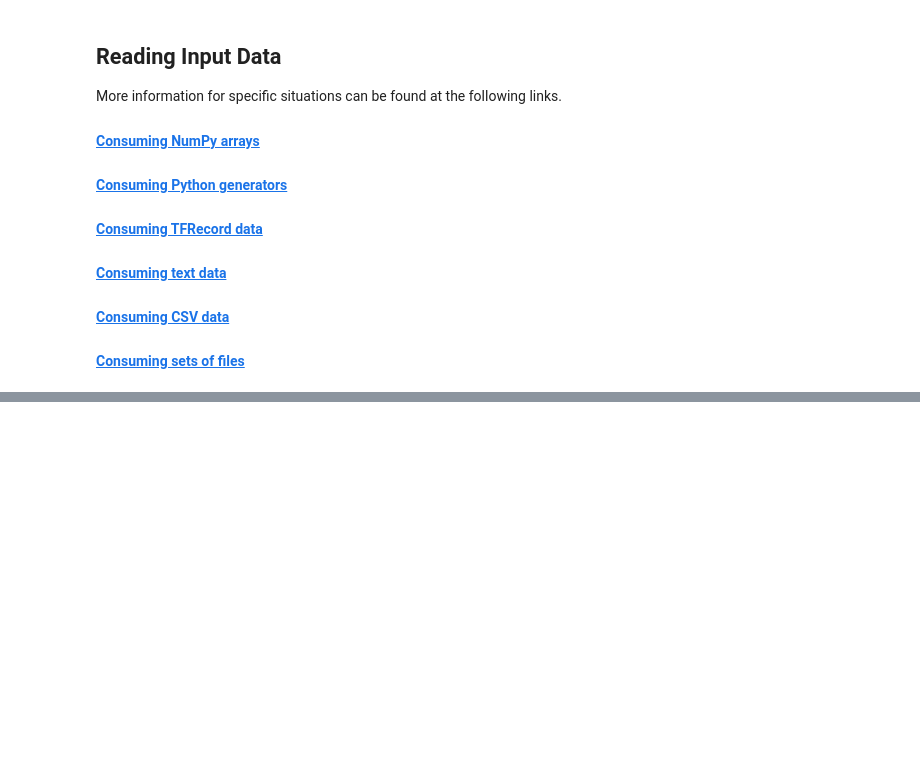
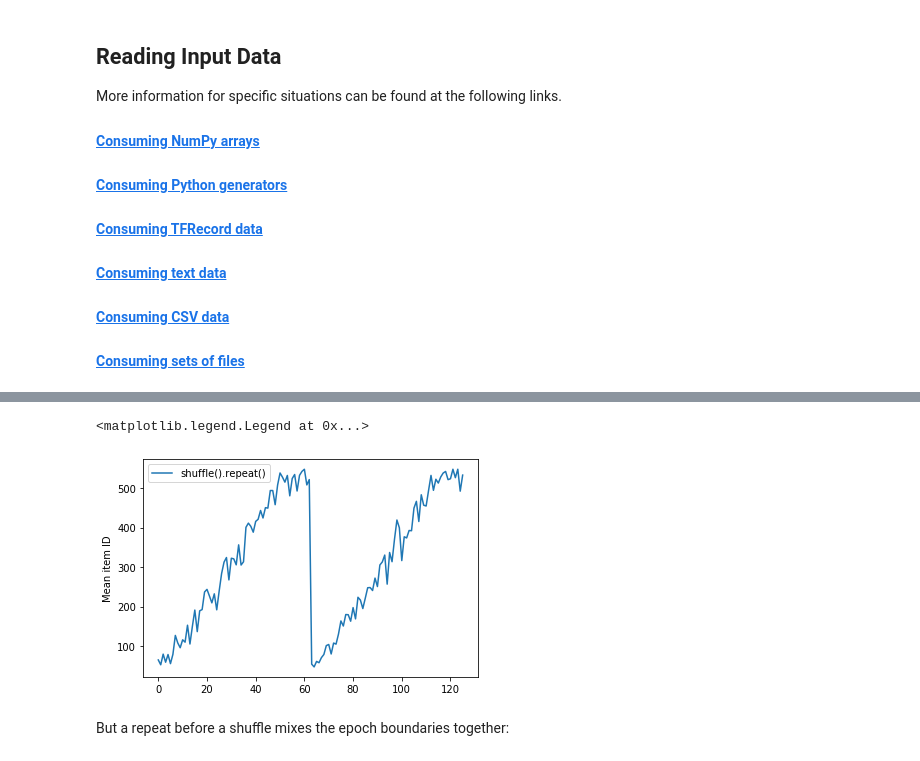
Before and after one commit to tyler-wel/tensorflow_practice, a Jupyter notebook: learning_notebooks/input_pipelines.ipynb, the cells around one changed output, grey strips where cells are left out. Drawn from its saved outputs; the diff is of its cells as text; code cells hidden in the pictures; blank space fills up the shorter version.

```diff
--- a/learning_notebooks/input_pipelines.ipynb
+++ b/learning_notebooks/input_pipelines.ipynb
@@ -115,0 +216,8 @@ More information for specific situations can be found at the following links.
+# %%
+lines = tf.data.TextLineDataset(titanic_file)
+counter = tf.data.experimental.Counter()
+
+dataset = tf.data.Dataset.zip((counter, lines))
+dataset = dataset.shuffle(buffer_size=100)
+dataset = dataset.batch(20)
+dataset
@@ -115,0 +228,3 @@ More information for specific situations can be found at the following links.
+# %%
+n,line_batch = next(iter(dataset))
+print(n.numpy())
@@ -115,0 +238,7 @@ More information for specific situations can be found at the following links.
+# %%
+dataset = tf.data.Dataset.zip((counter, lines))
+shuffled = dataset.shuffle(buffer_size=100).batch(10).repeat(2)
+
+print("Here are the item ID's near the epoch boundary:\n")
+for n, line_batch in shuffled.skip(60).take(5):
+  print(n.numpy())
@@ -115,0 +253,10 @@ More information for specific situations can be found at the following links.
+# %%
+shuffle_repeat = [n.numpy().mean() for n, line_batch in shuffled]
+plt.plot(shuffle_repeat, label="shuffle().repeat()")
+plt.ylabel("Mean item ID")
+plt.legend()
+# %% [output]
+<matplotlib.legend.Legend at 0x...>
+[figure, added]
+# %% [markdown]
+But a repeat before a shuffle mixes the epoch boundaries together:
```
Also changed, not shown: parts of 123 cells of this notebook.
